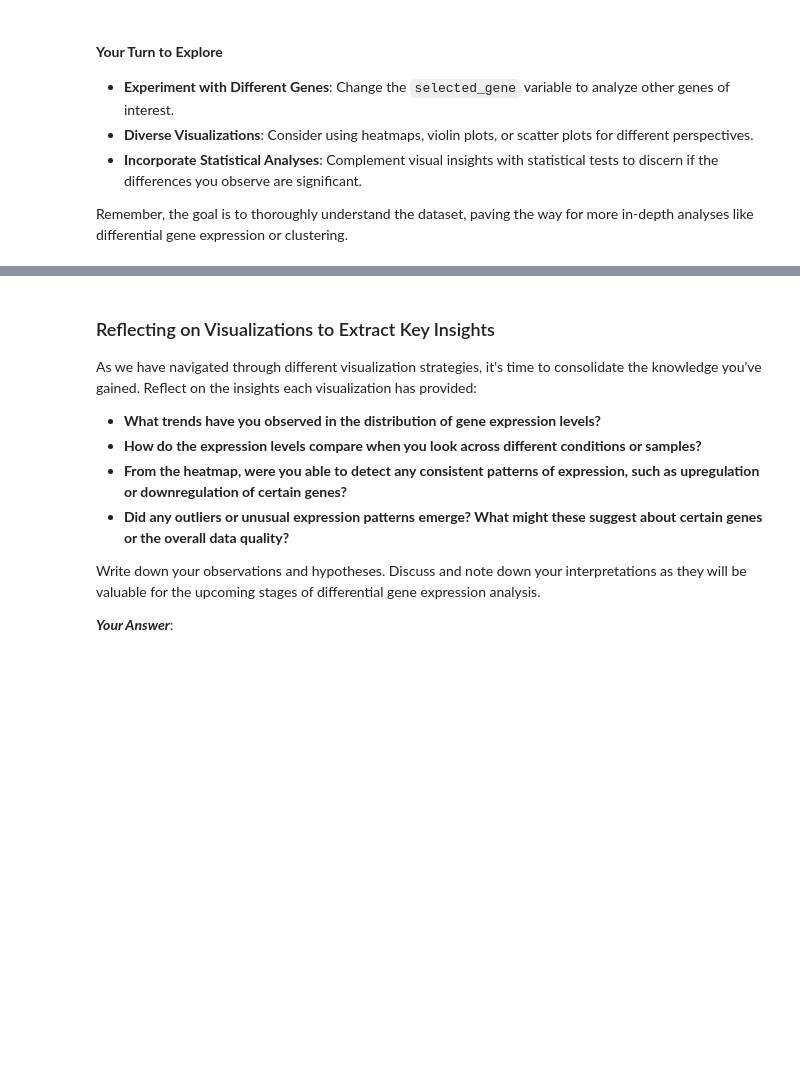
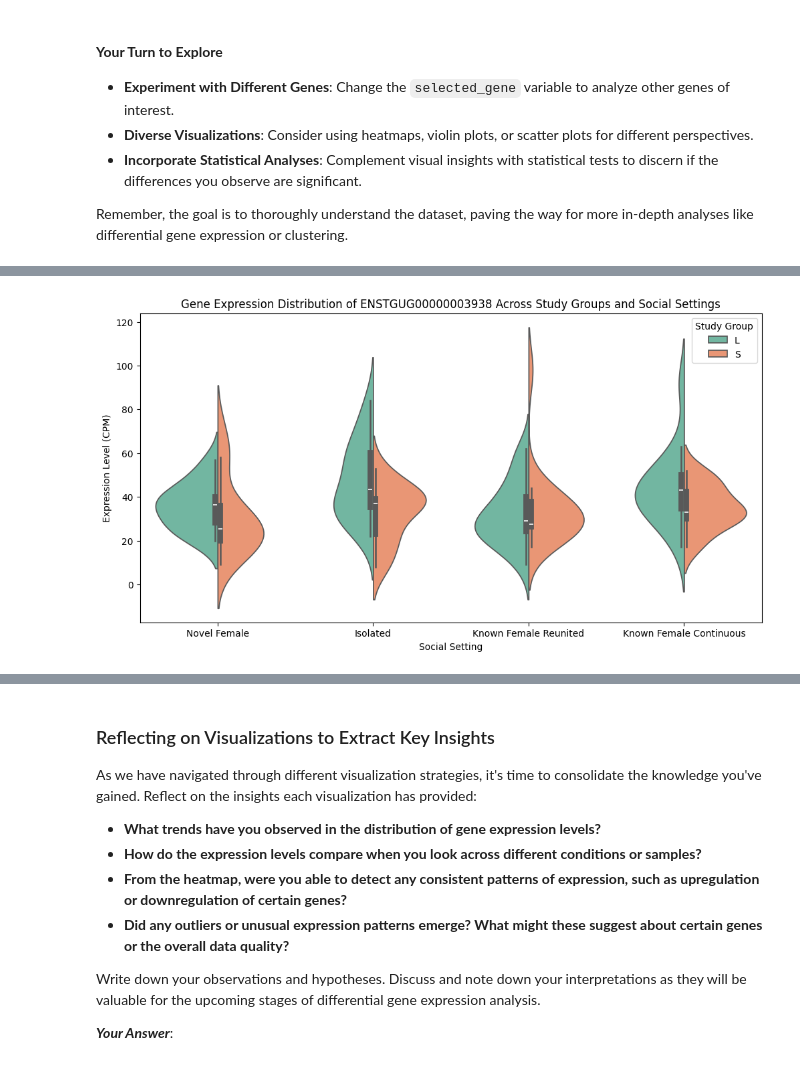
Before and after one commit to taranehkhosrojerdi/Intro-to-Bioinformatics-course-project, a Jupyter notebook: Neural and Immunological Responses of Zebra Finches/Songbird-Study.ipynb, the cells around one changed output, grey strips where cells are left out. Saved outputs shown, nothing was run; the diff lists cells and outputs as text; code cells hidden in the pictures; blank space fills up the shorter version.

```diff
--- a/Neural and Immunological Responses of Zebra Finches/Songbird-Study.ipynb
+++ b/Neural and Immunological Responses of Zebra Finches/Songbird-Study.ipynb
@@ -457,0 +483,11 @@ plt.show()
+# %%
+# Example: Create a violin plot for a specific gene
+plt.figure(figsize=(12, 6))
+sns.violinplot(x='social_settting', y='ENSTGUG00000003938', hue='study_group', data=df, palette="Set2", split=True)
+plt.title('Gene Expression Distribution of ' + 'ENSTGUG00000003938' + ' Across Study Groups and Social Settings')
+plt.ylabel('Expression Level (CPM)')
+plt.xlabel('Social Setting')
+plt.legend(title='Study Group')
+plt.show()
+# %% [output]
+[figure, added]
```
Also changed, not shown: parts of 22 cells of this notebook.
